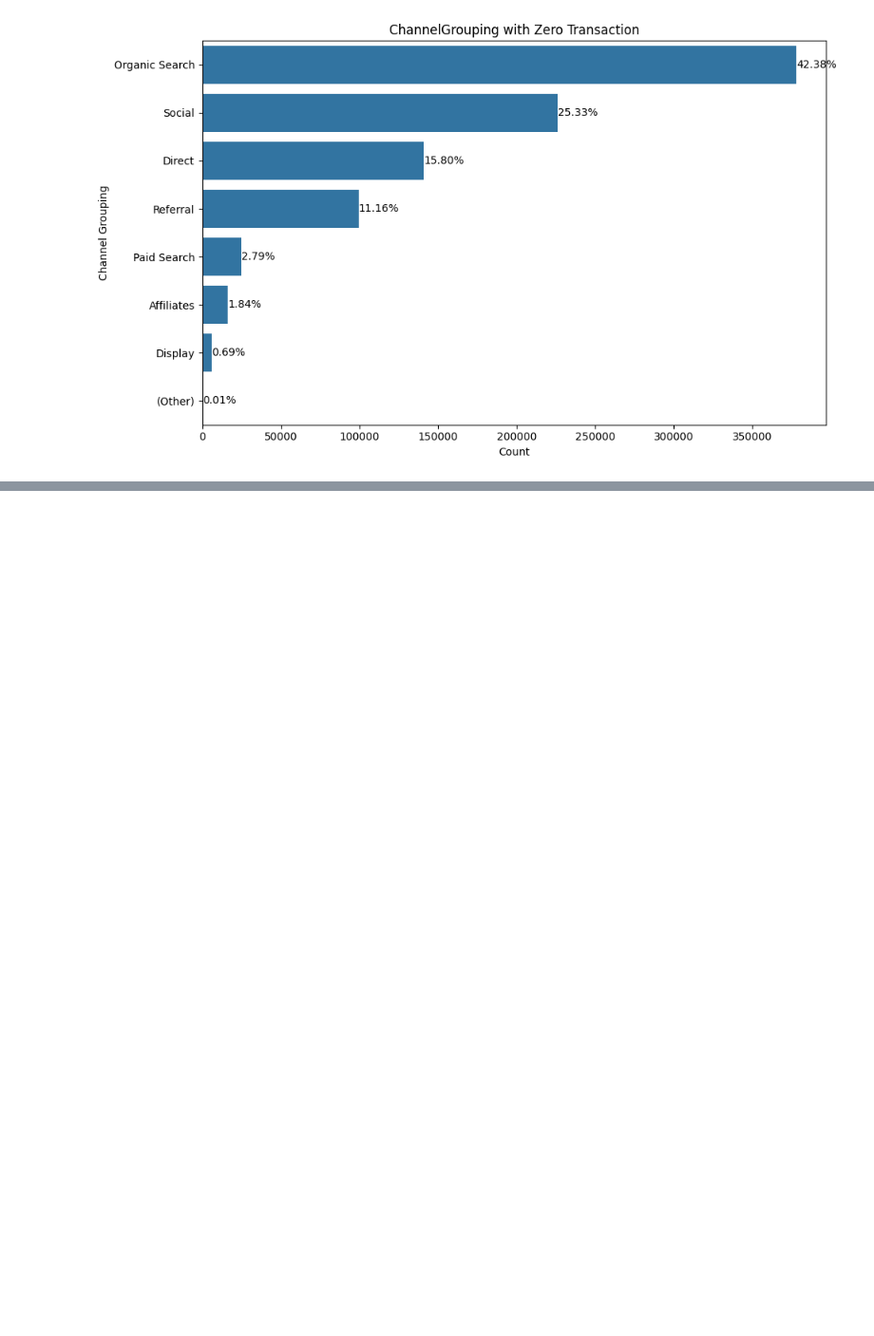
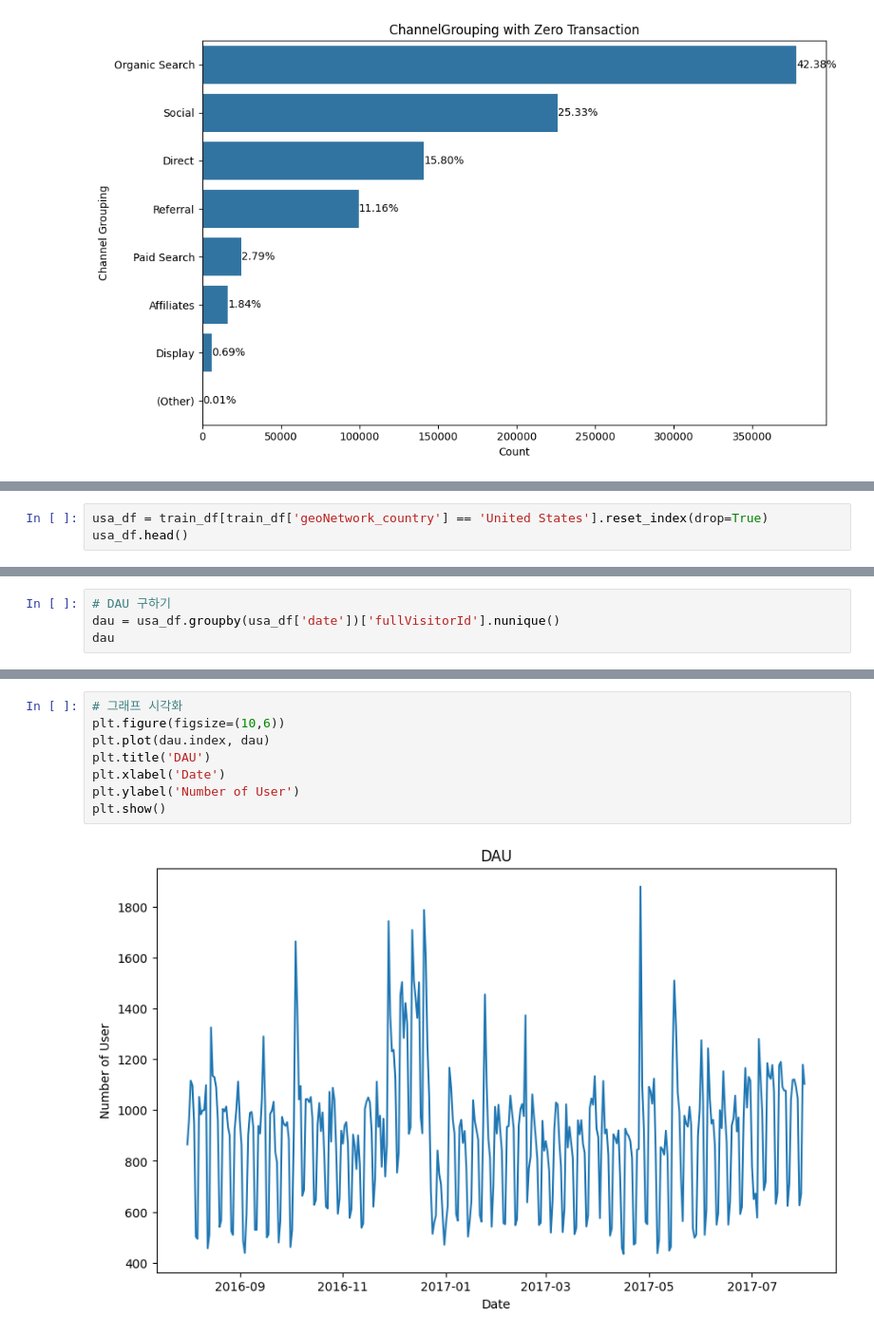
Before and after one commit to DIB-PP/-, a Jupyter notebook: data_Check.ipynb, the cells around one changed output, grey strips where cells are left out. Shown at 95% size. Drawn from its saved outputs; the diff is of its cells as text; blank space fills up the shorter version.

```diff
--- a/data_Check.ipynb
+++ b/data_Check.ipynb
@@ -864,0 +892,3 @@ plt.show()
+# %%
+usa_df = train_df[train_df['geoNetwork_country'] == 'United States'].reset_index(drop=True)
+usa_df.head()
@@ -864,0 +905,4 @@ plt.show()
+# %%
+# DAU 구하기
+dau = usa_df.groupby(usa_df['date'])['fullVisitorId'].nunique()
+dau
@@ -864,0 +923,10 @@ plt.show()
+# %%
+# 그래프 시각화
+plt.figure(figsize=(10,6))
+plt.plot(dau.index, dau)
+plt.title('DAU')
+plt.xlabel('Date')
+plt.ylabel('Number of User')
+plt.show()
+# %% [output]
+[figure, added]
```
Also changed, not shown: parts of 23 cells of this notebook.
